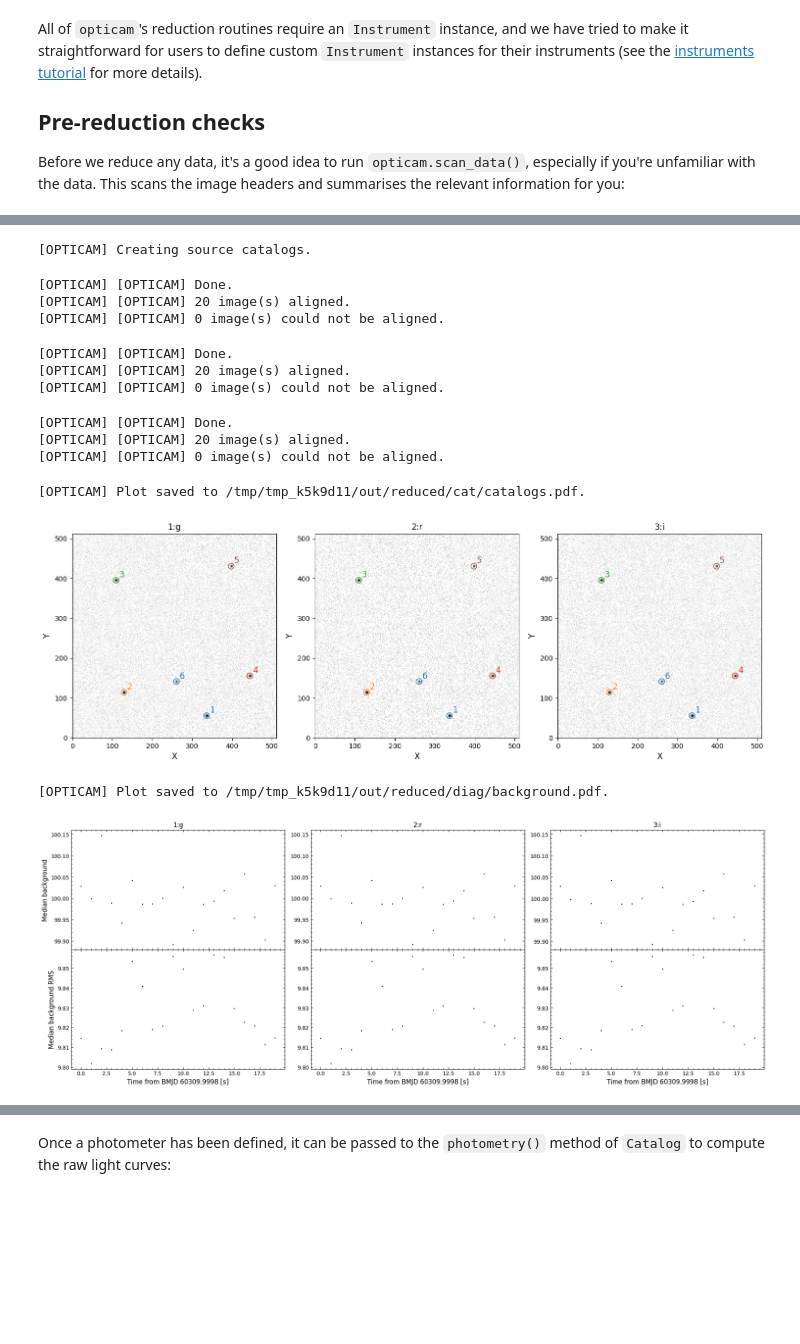
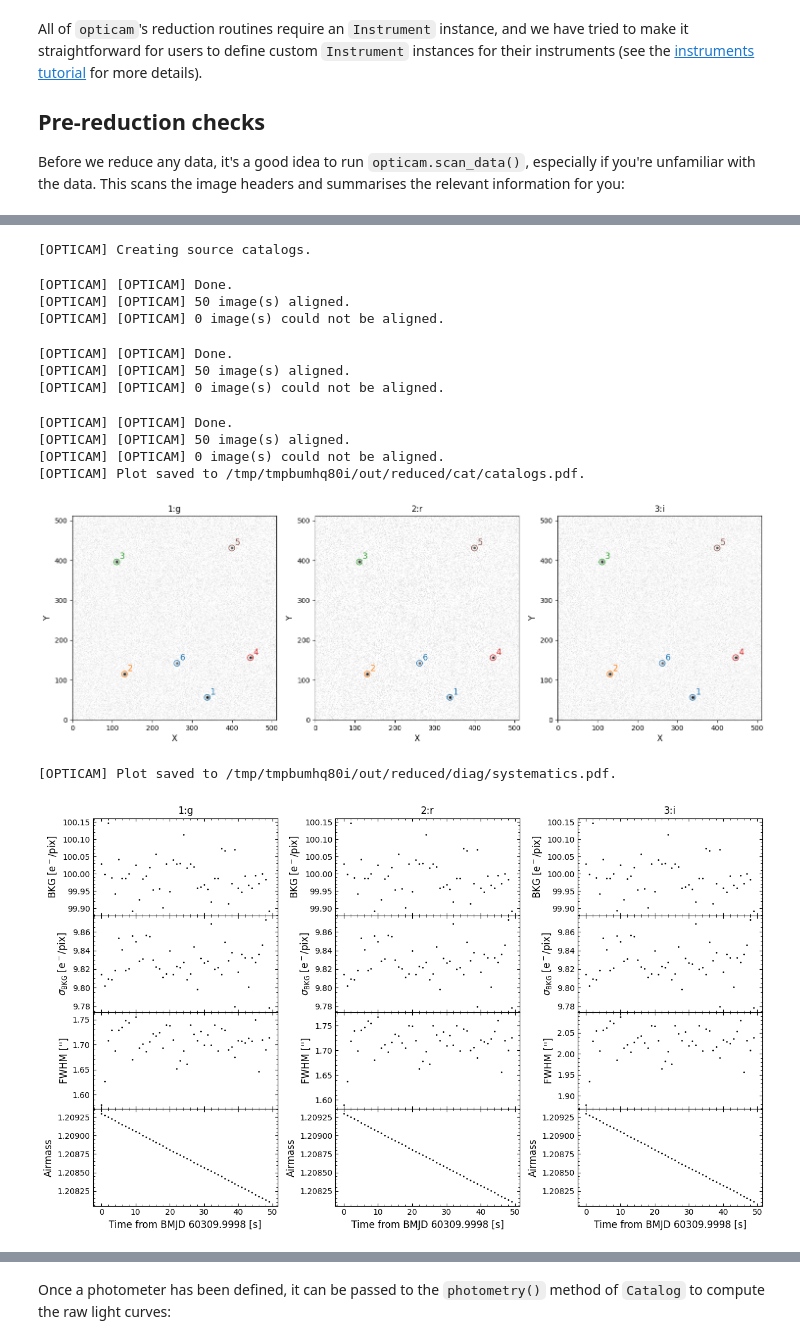
Before and after one commit to OPTICAM-instrument/opticam, a Jupyter notebook: docs/_executed/reduction.ipynb, the cells around one changed output, grey strips where cells are left out. Saved outputs shown, nothing was run; the diff lists cells and outputs as text; code cells hidden in the pictures; blank space fills up the shorter version.

```diff
--- a/docs/_executed/reduction.ipynb
+++ b/docs/_executed/reduction.ipynb
@@ -110,22 +112,22 @@ The next step is to create source catalogs for each camera. Creating source cata
 
 To create the source catalogs, we must call the `create_catalogs()` method:
 # %%
-reducer.create_catalogs()
+reducer.create_catalogs(overwrite=True)
 # %% [output]
 [OPTICAM] Creating source catalogs.
 [OPTICAM] [OPTICAM] Done.
-[OPTICAM] [OPTICAM] 20 image(s) aligned.
+[OPTICAM] [OPTICAM] 50 image(s) aligned.
 [OPTICAM] [OPTICAM] 0 image(s) could not be aligned.
 [OPTICAM] [OPTICAM] Done.
-[OPTICAM] [OPTICAM] 20 image(s) aligned.
+[OPTICAM] [OPTICAM] 50 image(s) aligned.
 [OPTICAM] [OPTICAM] 0 image(s) could not be aligned.
 [OPTICAM] [OPTICAM] Done.
-[OPTICAM] [OPTICAM] 20 image(s) aligned.
+[OPTICAM] [OPTICAM] 50 image(s) aligned.
 [OPTICAM] [OPTICAM] 0 image(s) could not be aligned.
+[OPTICAM] Plot saved to /tmp/tmpbumhq80i/out/reduced/cat/catalogs.pdf.
+[figure]
-[OPTICAM] Plot saved to /tmp/tmp_k5k9d11/out/reduced/cat/catalogs.pdf.
+[OPTICAM] Plot saved to /tmp/tmpbumhq80i/out/reduced/diag/systematics.pdf.
-[figure]
-[OPTICAM] Plot saved to /tmp/tmp_k5k9d11/out/reduced/diag/background.pdf.
-[figure, old version]
+[figure, new version]
 # %% [markdown]
 We can see that six sources have been identified in each of the three sets of images. In this example, the source labelling is consistent across the catalogs because there are no field-of-view or pixel-scale differences between the simulated cameras. In practise, the source labelling will not usually be consistent across the catalogs, and so care must be taken when performing differential photometry that the same sources are being used for each filter (more on this later).
 
```
Also changed, not shown: parts of 15 cells of this notebook, 18 other files.
